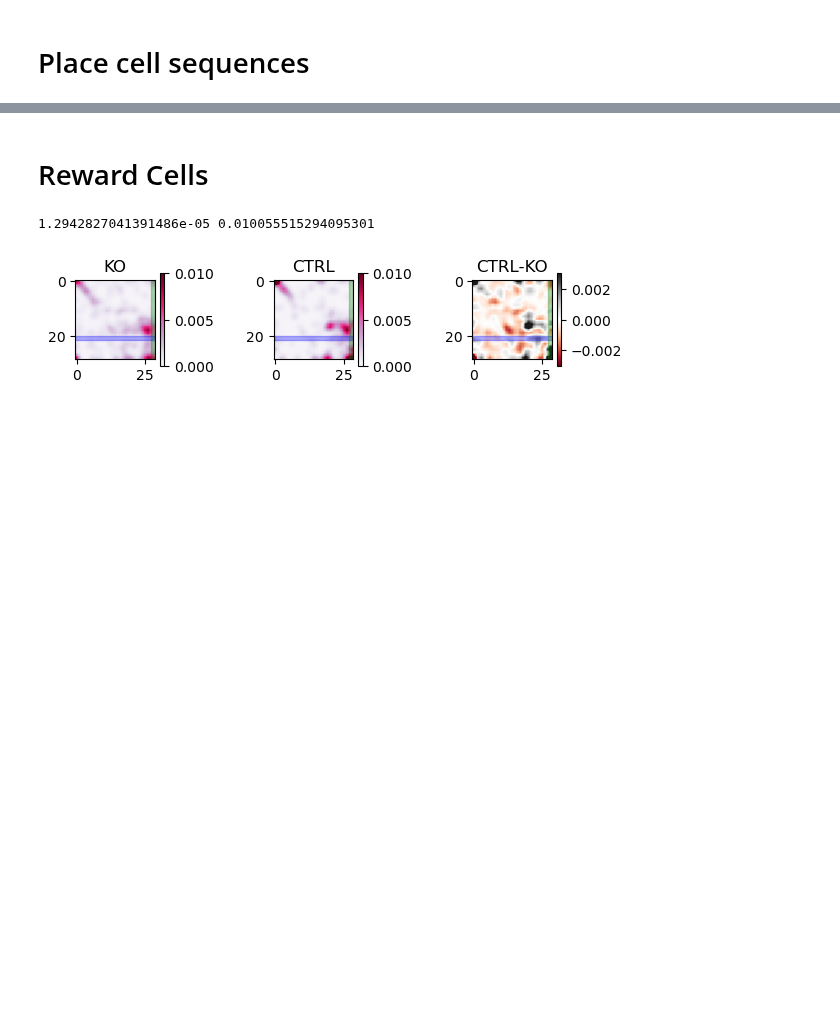
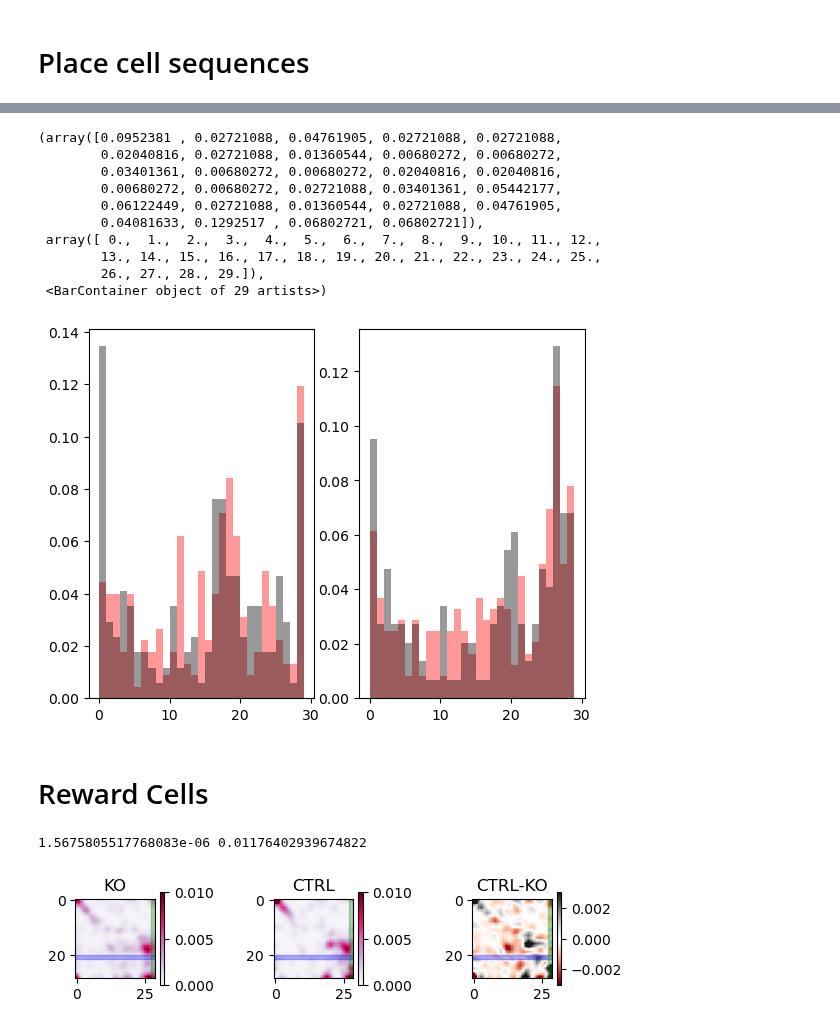
Before and after one commit to GiocomoLab/STX3KO_analyses, a Jupyter notebook: sparse_notebooks/RewardOverRep.ipynb, the cells around one changed output, grey strips where cells are left out. Drawn from its saved outputs; the diff is of its cells as text; code cells hidden in the pictures; blank space fills up the shorter version.

```diff
--- a/sparse_notebooks/RewardOverRep.ipynb
+++ b/sparse_notebooks/RewardOverRep.ipynb
@@ -124,3 +119,50 @@ for r, c in product(range(2),range(2)):
+# %%
+rz_early = (np.argwhere(sess.trial_matrices['bin_edges'][:-1]>=sess.rzone_early['tfront'])[0], np.argwhere(sess.rzone_early['tback']<=sess.trial_matrices['bin_edges'][1:])[0] )
+rz_late = (np.argwhere(sess.trial_matrices['bin_edges'][:-1]>=sess.rzone_late['tfront'])[0], 29 )
+
+bins = np.arange(30)
+fig, ax = plt.subplots(1,2)
+tmat = np.nanmean(pc_mats['channel_0_left'],axis=0)
+ax[0].hist(np.argmax(tmat,axis=0),bins=bins, density=True, color='red', alpha=.4)
+
+tmat = np.nanmean(pc_mats['channel_1_left'],axis=0)
+ax[0].hist(np.argmax(tmat,axis=0),bins=bins, density=True, color='black', alpha=.4)
+
+tmat = np.nanmean(pc_mats['channel_0_right'],axis=0)
+ax[1].hist(np.argmax(tmat,axis=0),bins=bins, density=True, color='red', alpha=.4)
+
+tmat = np.nanmean(pc_mats['channel_1_right'],axis=0)
+ax[1].hist(np.argmax(tmat,axis=0),bins=bins, density=True, color='black', alpha=.4)
+# tmat/=np.nanmean(tmat,axis=1,keepdims=True)
+# ax[0].plot(np.nanmean(np.nanmean(tmat,axis=0),axis=-1),color='red')
+# # ax[0].plot(rz_early[0]*np.array([1,1]), [0,.07], color='red')
+# # trial_mean = np.nanmean(tmat[1::2,:,:], axis=0)[:, argsorts['channel_0_left']]
+
+# tmat = pc_mats['channel_1_left']
+# tmat/=np.nanmean(tmat,axis=1,keepdims=True)
+# ax[0].plot(np.nanmean(np.nanmean(tmat,axis=0),axis=-1),color='black')
+
+
+# tmat = pc_mats['channel_0_right']
+# tmat/=np.nanmean(tmat,axis=1,keepdims=True)
+# ax[1].plot(np.nanmean(np.nanmean(tmat,axis=0),axis=-1),color='red')
+
+
+# tmat = pc_mats['channel_1_right']
+# tmat/=np.nanmean(tmat,axis=1,keepdims=True)
+# ax[1].plot(np.nanmean(np.nanmean(tmat,axis=0),axis=-1),color='black')
+# %% [output]
+(array([0.0952381 , 0.02721088, 0.04761905, 0.02721088, 0.02721088,
+        0.02040816, 0.02721088, 0.01360544, 0.00680272, 0.00680272,
+        0.03401361, 0.00680272, 0.00680272, 0.02040816, 0.02040816,
+        0.00680272, 0.00680272, 0.02721088, 0.03401361, 0.05442177,
+        0.06122449, 0.02721088, 0.01360544, 0.02721088, 0.04761905,
+        0.04081633, 0.1292517 , 0.06802721, 0.06802721]),
+ array([ 0.,  1.,  2.,  3.,  4.,  5.,  6.,  7.,  8.,  9., 10., 11., 12.,
+        13., 14., 15., 16., 17., 18., 19., 20., 21., 22., 23., 24., 25.,
+        26., 27., 28., 29.]),
+ <BarContainer object of 29 artists>)
+[figure, added]
 # %% [markdown]
 # Reward Cells
 # %%
@@ -168,5 +207,5 @@ for a in ax:
 
 fig.subplots_adjust(wspace=1)
 # %% [output]
-1.2942827041391486e-05 0.010055515294095301
+1.5675805517768083e-06 0.01176402939674822
 [figure]
```
Also changed, not shown: parts of 5 cells of this notebook, 3 other files.
